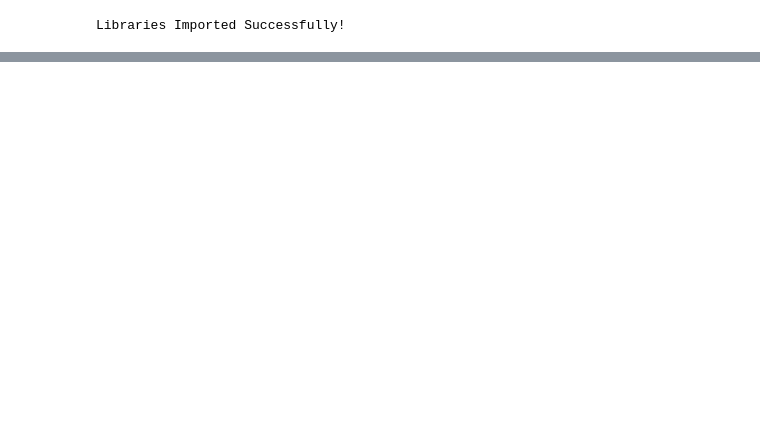
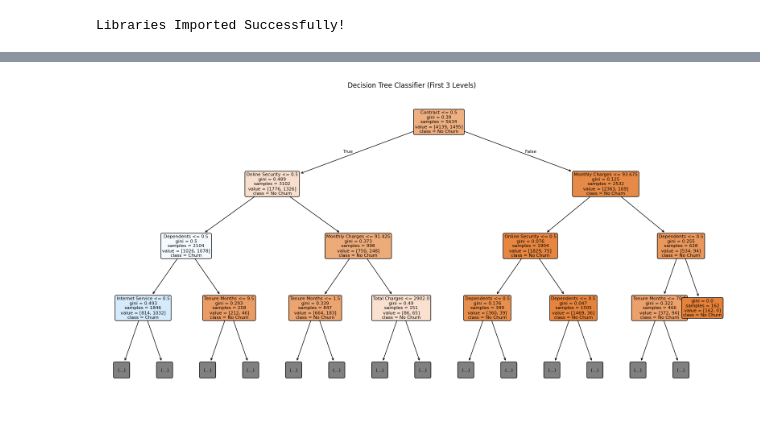
Before and after one commit to moosaraza-3254/AI-ML, a Jupyter notebook: notebooks/A2_DT.ipynb, the cells around one changed output, grey strips where cells are left out. Saved outputs shown, nothing was run; the diff lists cells and outputs as text; code cells hidden in the pictures; blank space fills up the shorter version.

Commit message:
Train Decision Tree classifier and generate predictions and visualization

```diff
--- a/notebooks/A2_DT.ipynb
+++ b/notebooks/A2_DT.ipynb
@@ -287,0 +234,14 @@ Dataset Shape:
+# %%
+# Phase 6: Build and Train Decision Tree Model
+
+# Create the Decision Tree Classifier
+dt_model = DecisionTreeClassifier(
+    criterion="gini",
+    random_state=42
+)
+
+# Train the model
+dt_model.fit(X_train, y_train)
+print("Decision Tree Model Trained Successfully!")
+print("Tree Depth :", dt_model.get_depth())
+print("Number of Leaf Nodes :", dt_model.get_n_leaves())
@@ -287,0 +279,20 @@ Dataset Shape:
+# %%
+# Phase 8: Decision Tree Visualization
+
+plt.figure(figsize=(20,10))
+
+plot_tree(
+    dt_model,
+    feature_names=X.columns,
+    class_names=["No Churn", "Churn"],
+    filled=True,
+    rounded=True,
+    fontsize=8,
+    max_depth=3
+)
+
+plt.title("Decision Tree Classifier (First 3 Levels)")
+
+plt.show()
+# %% [output]
+[figure, added]
```
Also changed, not shown: parts of 5 cells of this notebook.
